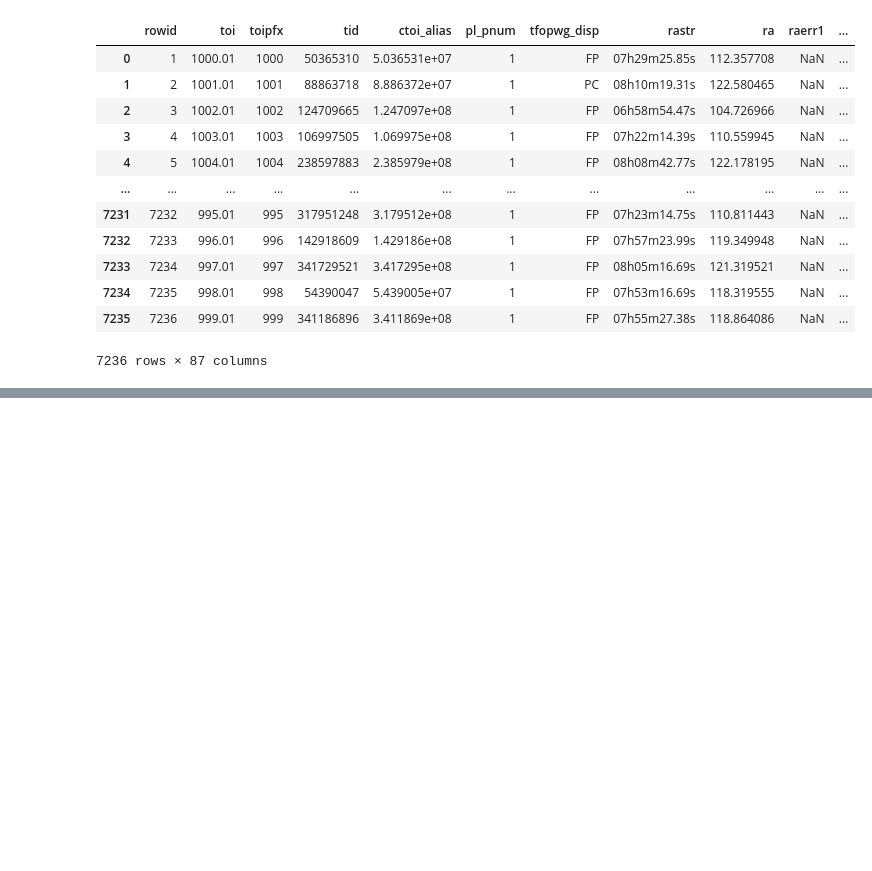
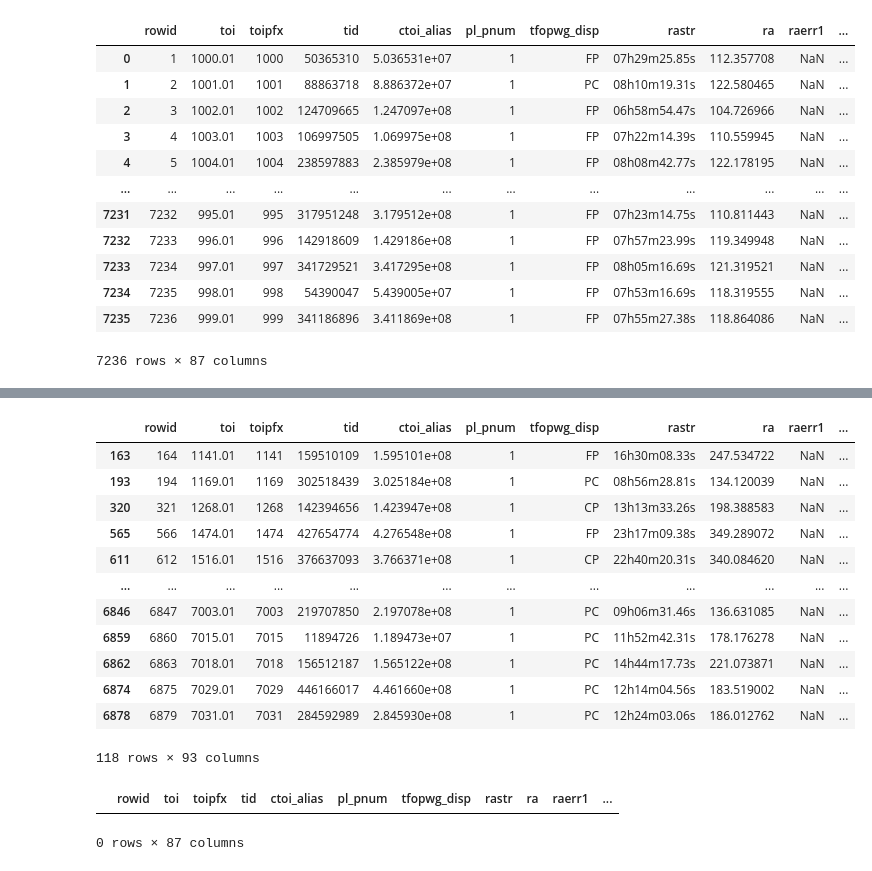
Before and after one commit to mito-nya/c3_2024, a Jupyter notebook: data_analysis/select_target/select_target.ipynb, the cells around one changed output, grey strips where cells are left out. Cells and saved outputs as stored; diff of their text form; code cells hidden in the pictures; blank space fills up the shorter version.

```diff
--- a/data_analysis/select_target/select_target.ipynb
+++ b/data_analysis/select_target/select_target.ipynb
@@ -42,0 +34,10 @@ data_sel
+# %%
+def calc_az(lati, dec, H, alt):
+    sinA = -1.*np.cos(np.radians(dec))*np.cos(np.radians(lati))*np.sin(np.radians(H))/np.cos(np.radians(alt))
+    cosA = (np.sin(np.radians(dec))-np.sin(np.radians(alt))*np.sin(np.radians(lati)))/np.cos(np.radians(alt))/np.cos(np.radians(lati))
+    az = np.degrees(np.arctan2(sinA, cosA))
+    az = np.where(az<0, az+360, az)
+    return az
+# %%
+df['az_at_19'] = calc_az(lati, df['dec'], df['hour_angle_at_19'], df['alt_at_19'])
+df['az_at_22'] = calc_az(lati, df['dec'], df['hour_angle_at_22'], df['alt_at_22'])
@@ -43,2 +60,23 @@ data_sel
+# %%
+# 19時に京都で観測可能領域に位置する天体のみ
+df_sel_19 = df[((((df['az_at_19'] > 315) & (df['az_at_19'] < 360)) | ((df['az_at_19'] > 0) & (df['az_at_19'] < 15))) & (df['alt_at_19'] > 15) & (df['alt_at_19'] < 45)) | ((df['az_at_19'] > 15) & (df['az_at_19'] < 30) & (df['alt_at_19'] > 0) & (df['alt_at_19'] < 45))]
+# %%
+df_deep_19 = df_sel_19[(df_sel_19['pl_trandep']>10000)]
+# %%
+df_deep_19
+# %% [output]
+|  | rowid | toi | toipfx | tid | ctoi_alias | pl_pnum | tfopwg_disp | rastr | ra | raerr1 | ... |
+| 163 | 164 | 1141.01 | 1141 | 159510109 | 1.595101e+08 | 1 | FP | 16h30m08.33s | 247.534722 | NaN | ... |
+| 193 | 194 | 1169.01 | 1169 | 302518439 | 3.025184e+08 | 1 | PC | 08h56m28.81s | 134.120039 | NaN | ... |
+| 320 | 321 | 1268.01 | 1268 | 142394656 | 1.423947e+08 | 1 | CP | 13h13m33.26s | 198.388583 | NaN | ... |
+| 565 | 566 | 1474.01 | 1474 | 427654774 | 4.276548e+08 | 1 | FP | 23h17m09.38s | 349.289072 | NaN | ... |
+| 611 | 612 | 1516.01 | 1516 | 376637093 | 3.766371e+08 | 1 | CP | 22h40m20.31s | 340.084620 | NaN | ... |
+| ... | ... | ... | ... | ... | ... | ... | ... | ... | ... | ... | ... |
+| 6846 | 6847 | 7003.01 | 7003 | 219707850 | 2.197078e+08 | 1 | PC | 09h06m31.46s | 136.631085 | NaN | ... |
+| 6859 | 6860 | 7015.01 | 7015 | 11894726 | 1.189473e+07 | 1 | PC | 11h52m42.31s | 178.176278 | NaN | ... |
+| 6862 | 6863 | 7018.01 | 7018 | 156512187 | 1.565122e+08 | 1 | PC | 14h44m17.73s | 221.073871 | NaN | ... |
+| 6874 | 6875 | 7029.01 | 7029 | 446166017 | 4.461660e+08 | 1 | PC | 12h14m04.56s | 183.519002 | NaN | ... |
+| 6878 | 6879 | 7031.01 | 7031 | 284592989 | 2.845930e+08 | 1 | PC | 12h24m03.06s | 186.012762 | NaN | ... |
+118 rows × 93 columns
 # %%
 # 100 pc以内, transit depth 1%以上の天体のみ抽出
@@ -46 +86,6 @@ data_sel2 = data_sel[(data_sel['st_dist']<100) & (data_sel['pl_trandep']>10000)]
+# %%
+data_sel2
+# %% [output]
+|  | rowid | toi | toipfx | tid | ctoi_alias | pl_pnum | tfopwg_disp | rastr | ra | raerr1 | ... |
+0 rows × 87 columns
 # %%
```
Also changed, not shown: parts of 9 cells of this notebook, 4 other files.
